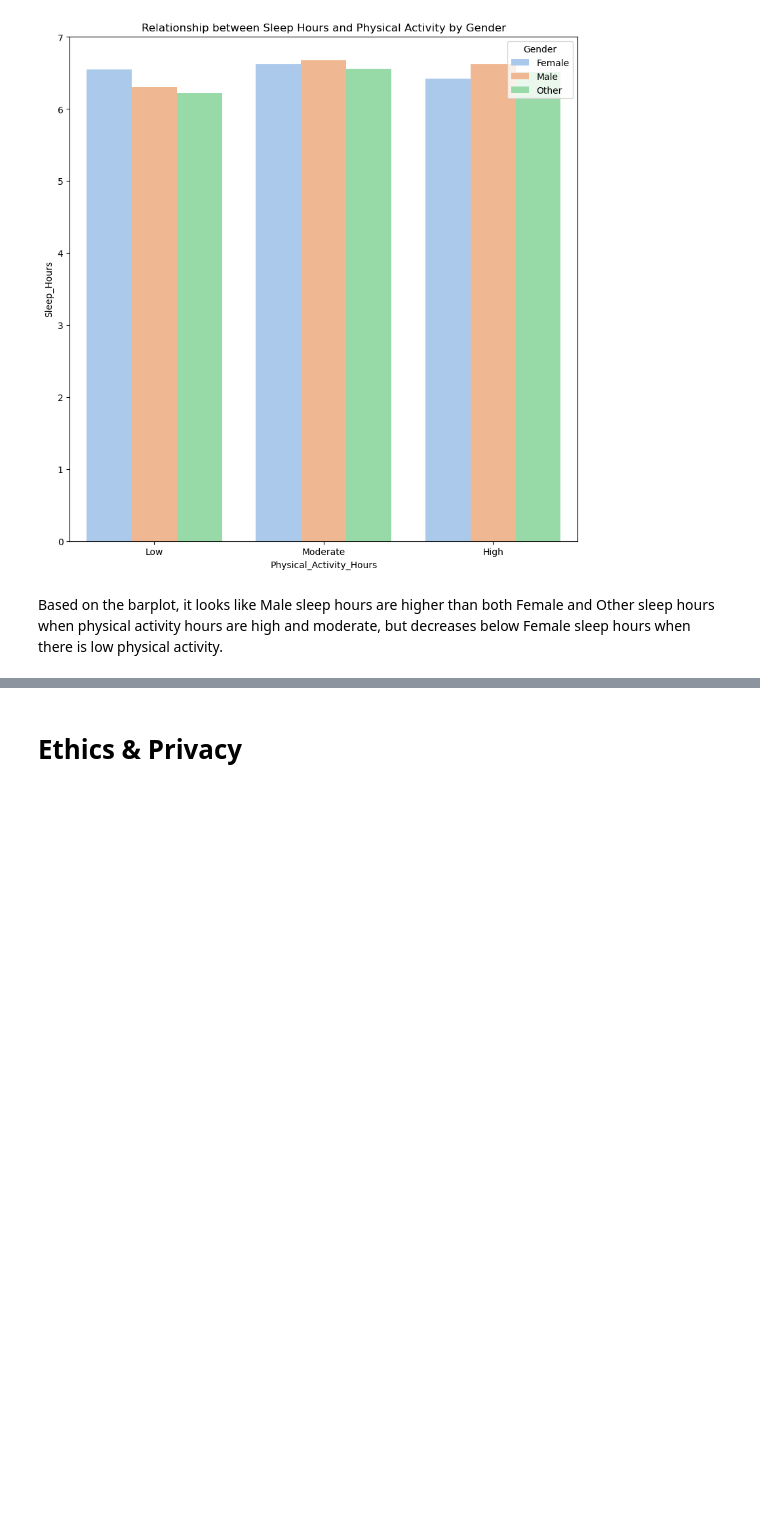
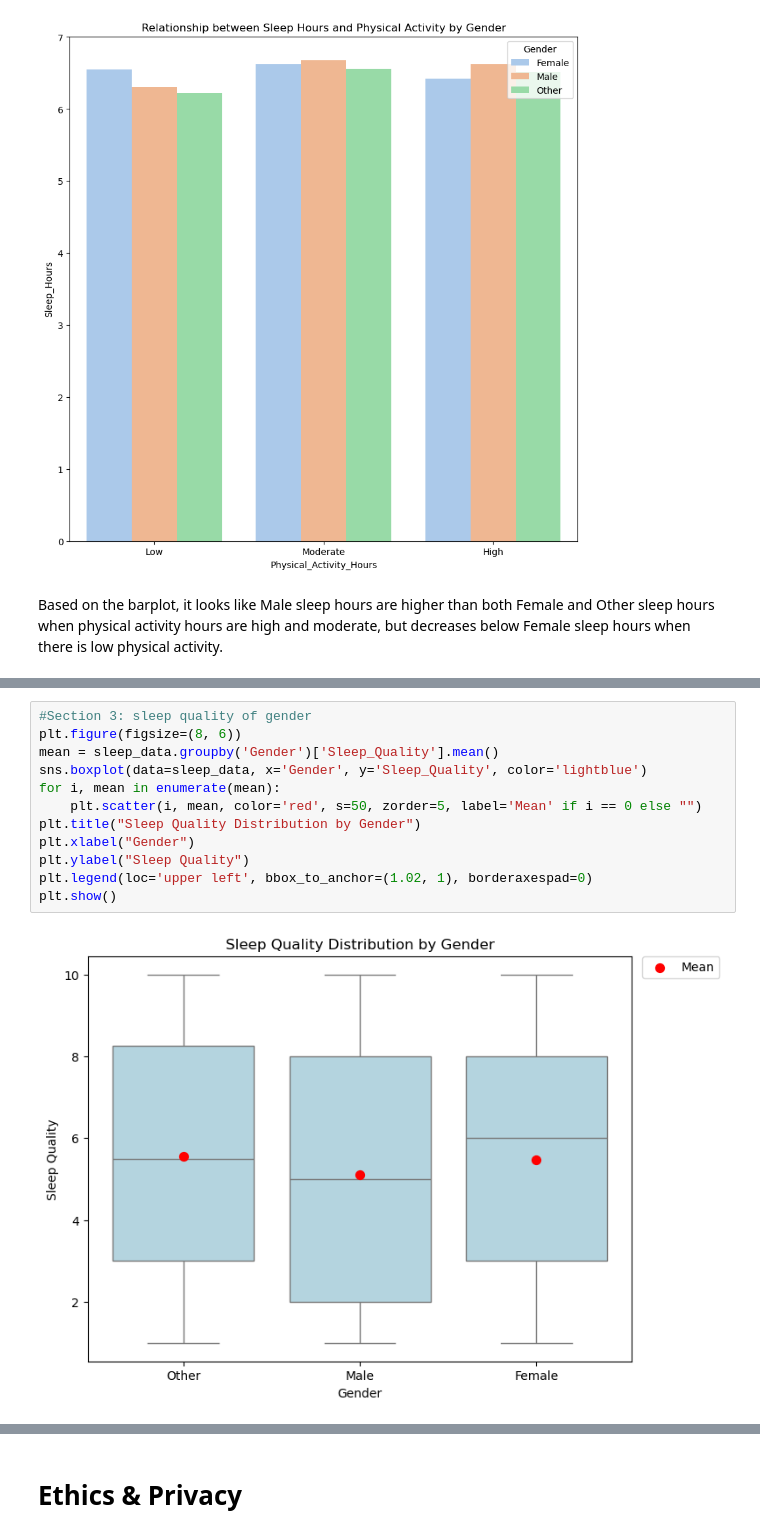
Before and after one commit to keshuvv/Data-Driven-Analysis-of-College-Students-Sleep-Pattern, a Jupyter notebook: EDACheckpoint_Group116-FA24.ipynb, the cells around one changed output, grey strips where cells are left out. Saved outputs shown, nothing was run; the diff lists cells and outputs as text; blank space fills up the shorter version.

```diff
--- a/EDACheckpoint_Group116-FA24.ipynb
+++ b/EDACheckpoint_Group116-FA24.ipynb
@@ -594,0 +562,14 @@ Based on the barplot, it looks like Male sleep hours are higher than both Female
+# %%
+#Section 3: sleep quality of gender
+plt.figure(figsize=(8, 6))
+mean = sleep_data.groupby('Gender')['Sleep_Quality'].mean()
+sns.boxplot(data=sleep_data, x='Gender', y='Sleep_Quality', color='lightblue')
+for i, mean in enumerate(mean):
+    plt.scatter(i, mean, color='red', s=50, zorder=5, label='Mean' if i == 0 else "")
+plt.title("Sleep Quality Distribution by Gender")
+plt.xlabel("Gender")
+plt.ylabel("Sleep Quality")
+plt.legend(loc='upper left', bbox_to_anchor=(1.02, 1), borderaxespad=0)
+plt.show()
+# %% [output]
+[figure, added]
```
Also changed, not shown: parts of 32 cells of this notebook, 1 other file.
